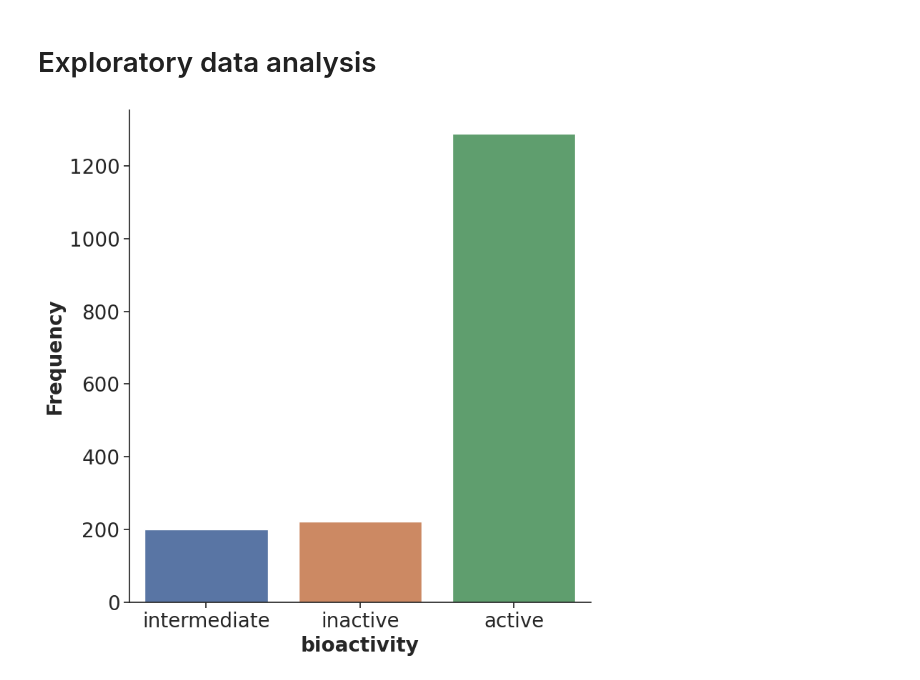
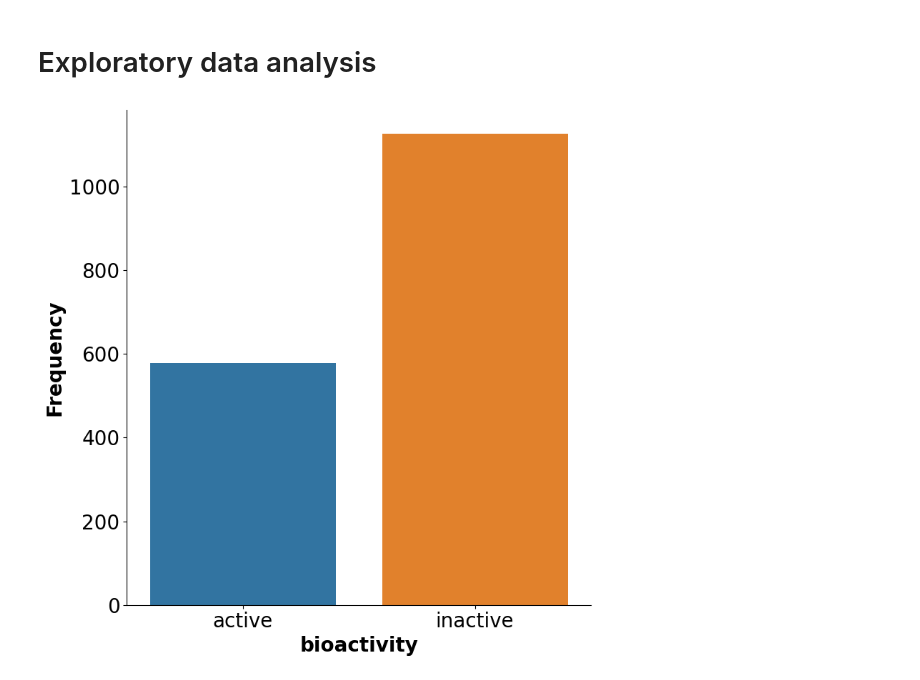
Before and after one commit to xelothi/ML-for-kinase-inhibitors-development, a Jupyter notebook: CRAF_data_preprocessing_and_EDA(.ipynb, the cells around one changed output. Cells and saved outputs as stored; diff of their text form; code cells hidden in the pictures.

```diff
--- a/CRAF_data_preprocessing_and_EDA(.ipynb
+++ b/CRAF_data_preprocessing_and_EDA(.ipynb
@@ -313,3 +272,5 @@ clean_data.drop(columns=["index", "level_0"])
+# %%
+clean_data = clean_data.reset_index(drop=True)
 # %%
 #def pains_remover(smi):
 #  clean = []
@@ -384,6 +343,5 @@ df_lipinski
 1704 rows × 5 columns
 # %%
 df_combined = pd.concat([clean_data, df_lipinski], axis=1)
-df_combined = df_combined.drop(columns=["index", "level_0"])
 df_combined
 # %% [output]
@@ -428,0 +387,5 @@ df_combined
+# %%
+bioactivity = df_combined.pIC50.astype(float)
+bioactivity_class = bioactivity.map(lambda x: "inactive" if x >= 6.3 else "active")
+bioactivity_class = pd.Series(bioactivity_class, name="bioactivity")
+bioactivity_class
@@ -428,0 +405,3 @@ df_combined
+# %%
+exp_data = pd.concat([df_combined, bioactivity_class], axis=1)
+exp_data
@@ -433,18 +426,18 @@ df_combined.to_csv("CRAF_cleaned_and_preprocessed_data.csv")
 # %%
 plt.figure(figsize=(8,8))
 
 
-sns.countplot(x='bioactivity', data=df_combined)
+sns.countplot(x='bioactivity', data=exp_data)
 plt.xlabel('bioactivity', size=20, fontweight='bold')
 plt.ylabel('Frequency', fontsize=20, fontweight='bold')
 plt.xticks(size=20)
 plt.yticks(size=20)
 sns.set(style='ticks')
 sns.despine(top=True)
 plt.tight_layout()
 plt.savefig('plot_bioactivity_class.png')
 # %% [output]
-[figure, old version]
+[figure, new version]
 # %%
 plt.figure(figsize=(8, 8))
 
```
Also changed, not shown: parts of 37 cells of this notebook.
